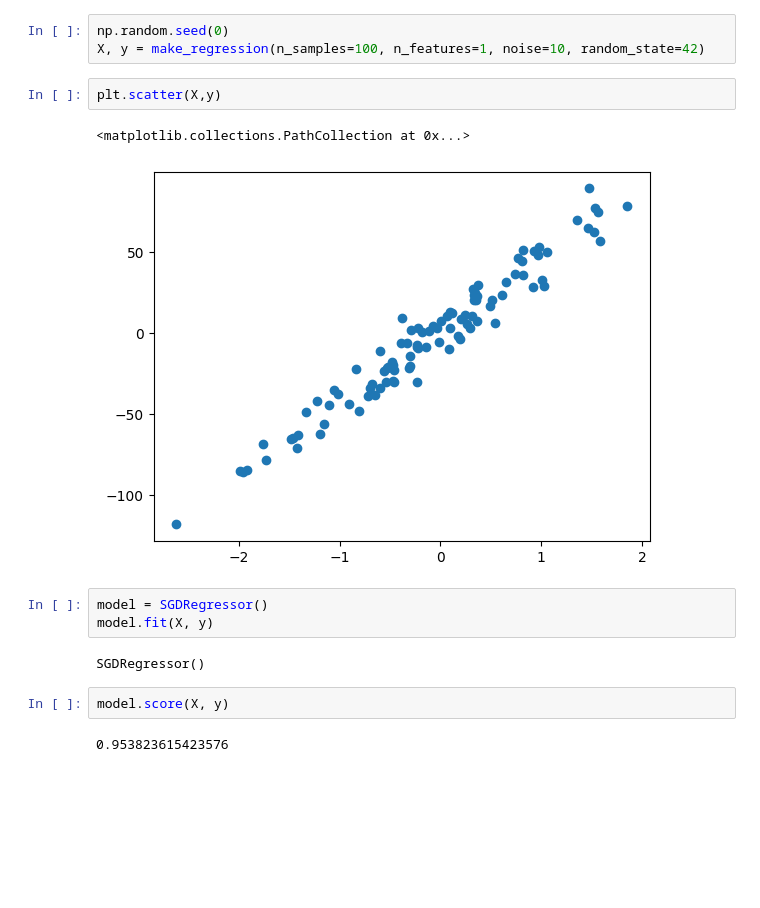
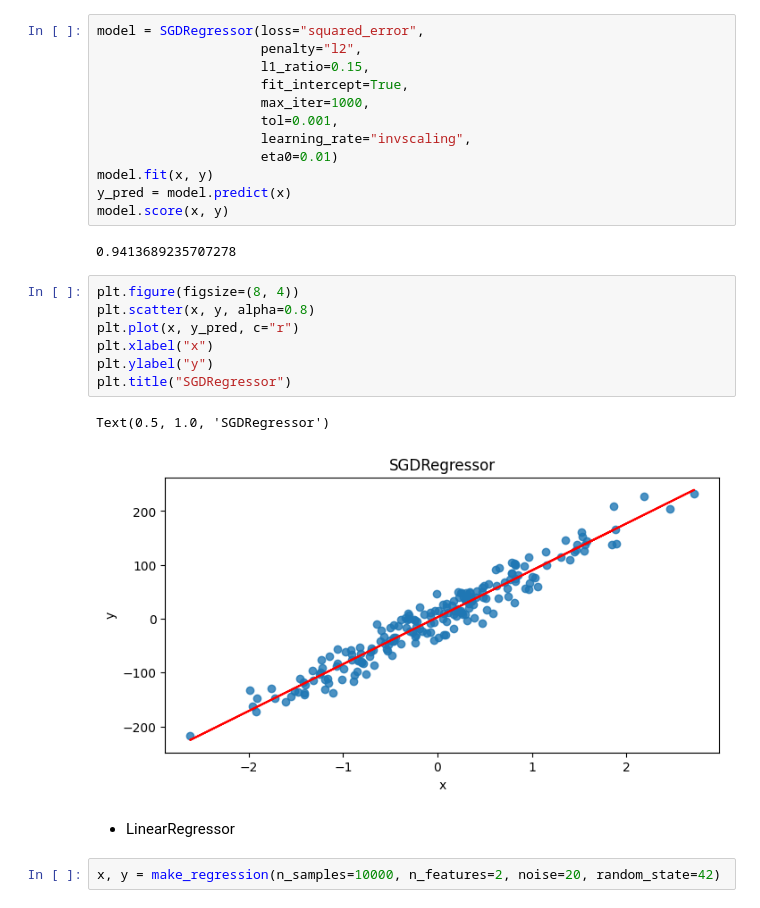
Before and after one commit to niangfniang/machine_learning, a Jupyter notebook: modeles_lineaires.ipynb, the cells around one changed output. Cells and saved outputs as stored; diff of their text form; blank space fills up the shorter version.

```diff
--- a/modeles_lineaires.ipynb
+++ b/modeles_lineaires.ipynb
@@ -12,17 +21,28 @@ from sklearn.datasets import make_regression
+# %%
+model = SGDRegressor(loss="squared_error",
+                     penalty="l2",
+                     l1_ratio=0.15,
+                     fit_intercept=True,
+                     max_iter=1000,
+                     tol=0.001,
+                     learning_rate="invscaling",
+                     eta0=0.01)
+model.fit(x, y)
+y_pred = model.predict(x)
+model.score(x, y)
+# %% [output]
+0.9413689235707278
+# %%
+plt.figure(figsize=(8, 4))
+plt.scatter(x, y, alpha=0.8)
+plt.plot(x, y_pred, c="r")
+plt.xlabel("x")
+plt.ylabel("y")
+plt.title("SGDRegressor")
+# %% [output]
+Text(0.5, 1.0, 'SGDRegressor')
+[figure, added]
+# %% [markdown]
+* LinearRegressor
 # %%
-np.random.seed(0)
-X, y = make_regression(n_samples=100, n_features=1, noise=10, random_state=42)
+x, y = make_regression(n_samples=10000, n_features=2, noise=20, random_state=42)
-# %%
-plt.scatter(X,y)
-# %% [output]
-<matplotlib.collections.PathCollection at 0x...>
-[figure, removed]
-# %%
-model = SGDRegressor()
-model.fit(X, y)
-# %% [output]
-SGDRegressor()
-# %%
-model.score(X, y)
-# %% [output]
-0.953823615423576
```
Also changed, not shown: parts of 41 cells of this notebook.
